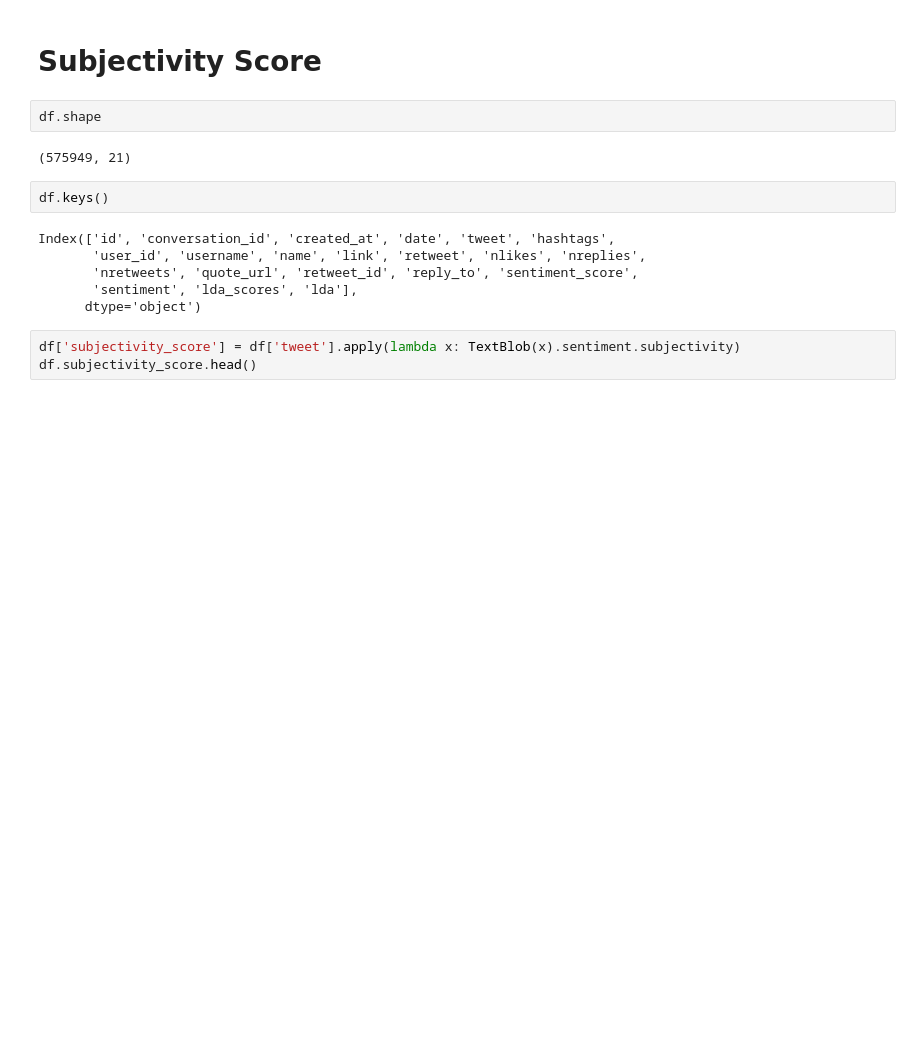
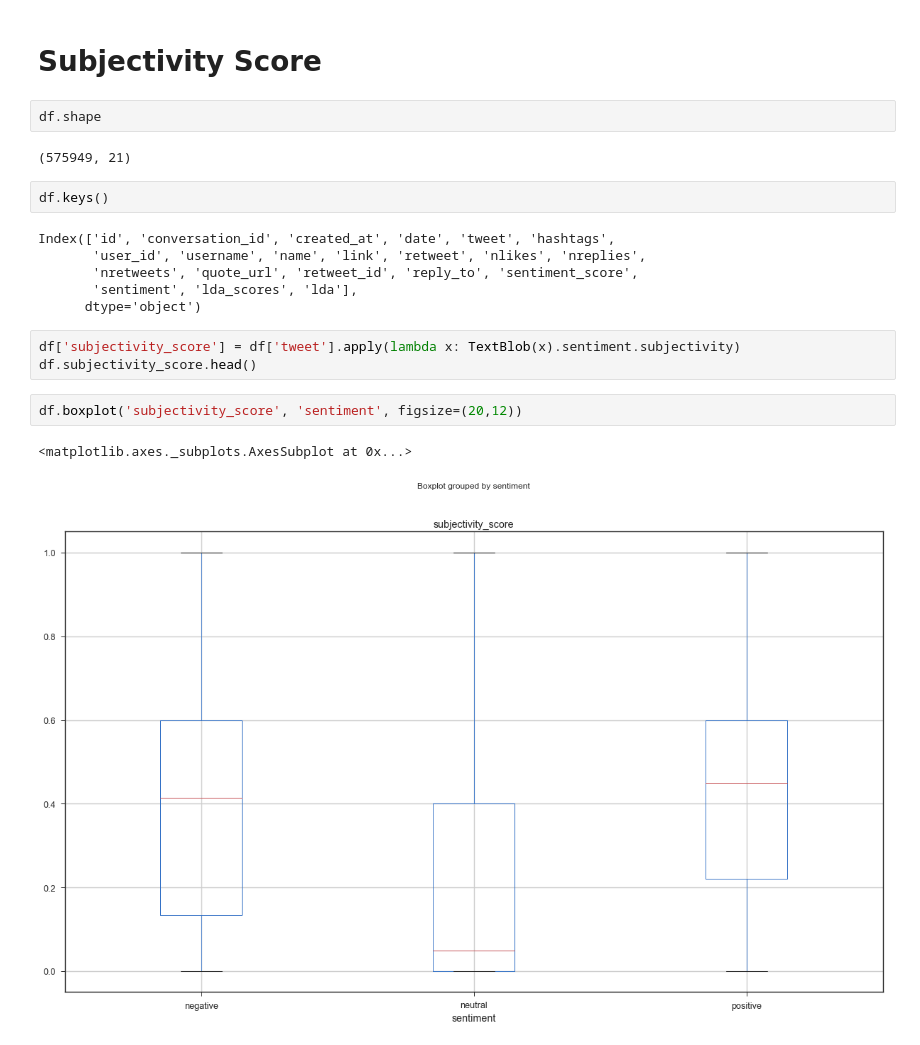
Before and after one commit to p-szymo/twitter-sentiment-analysis, a Jupyter notebook: josh-workbook_COPY.ipynb, the cells around one changed output. Drawn from its saved outputs; the diff is of its cells as text; blank space fills up the shorter version.

```diff
--- a/josh-workbook_COPY.ipynb
+++ b/josh-workbook_COPY.ipynb
@@ -495,3 +523,8 @@ Index(['id', 'conversation_id', 'created_at', 'date', 'tweet', 'hashtags',
 # %%
 df['subjectivity_score'] = df['tweet'].apply(lambda x: TextBlob(x).sentiment.subjectivity)
 df.subjectivity_score.head()
+# %%
+df.boxplot('subjectivity_score', 'sentiment', figsize=(20,12))
+# %% [output]
+<matplotlib.axes._subplots.AxesSubplot at 0x...>
+[figure, added]
```
Also changed, not shown: parts of 10 cells of this notebook, 8 other files.
